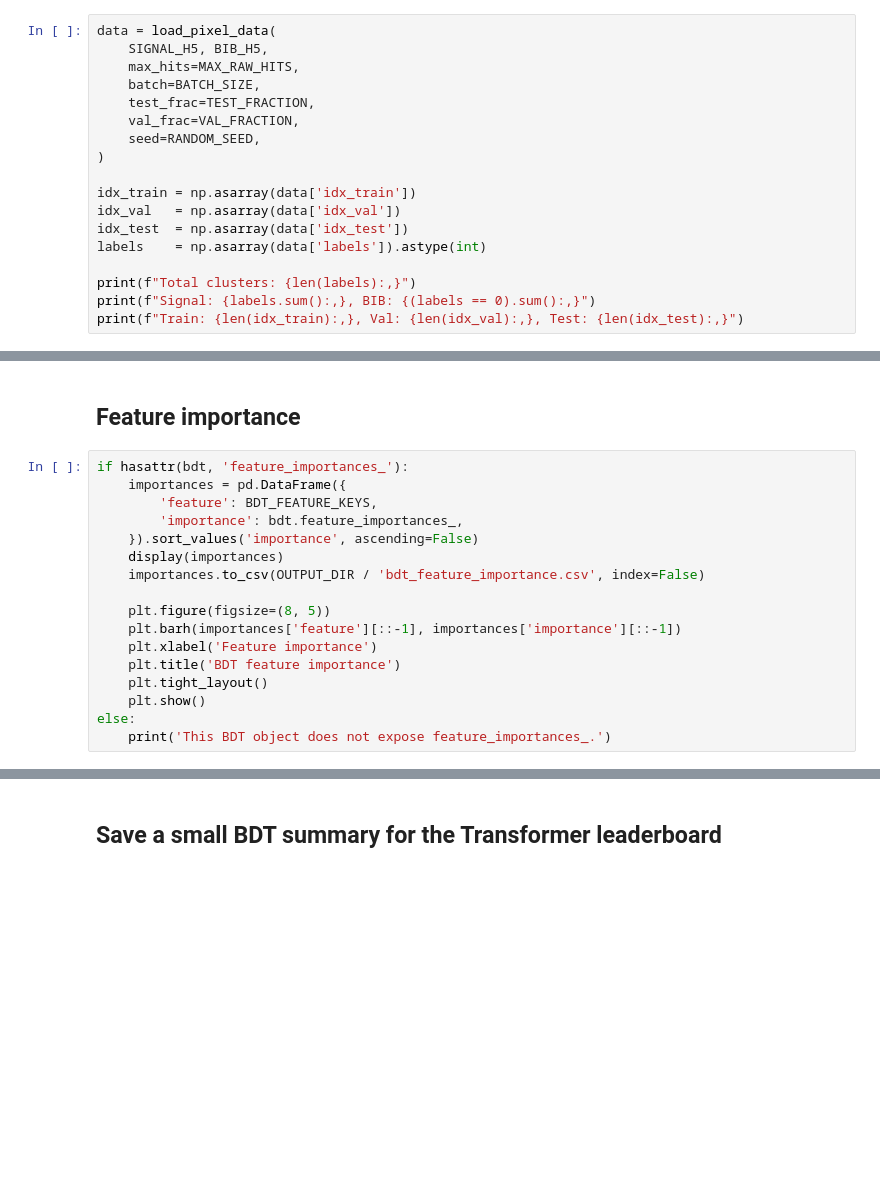
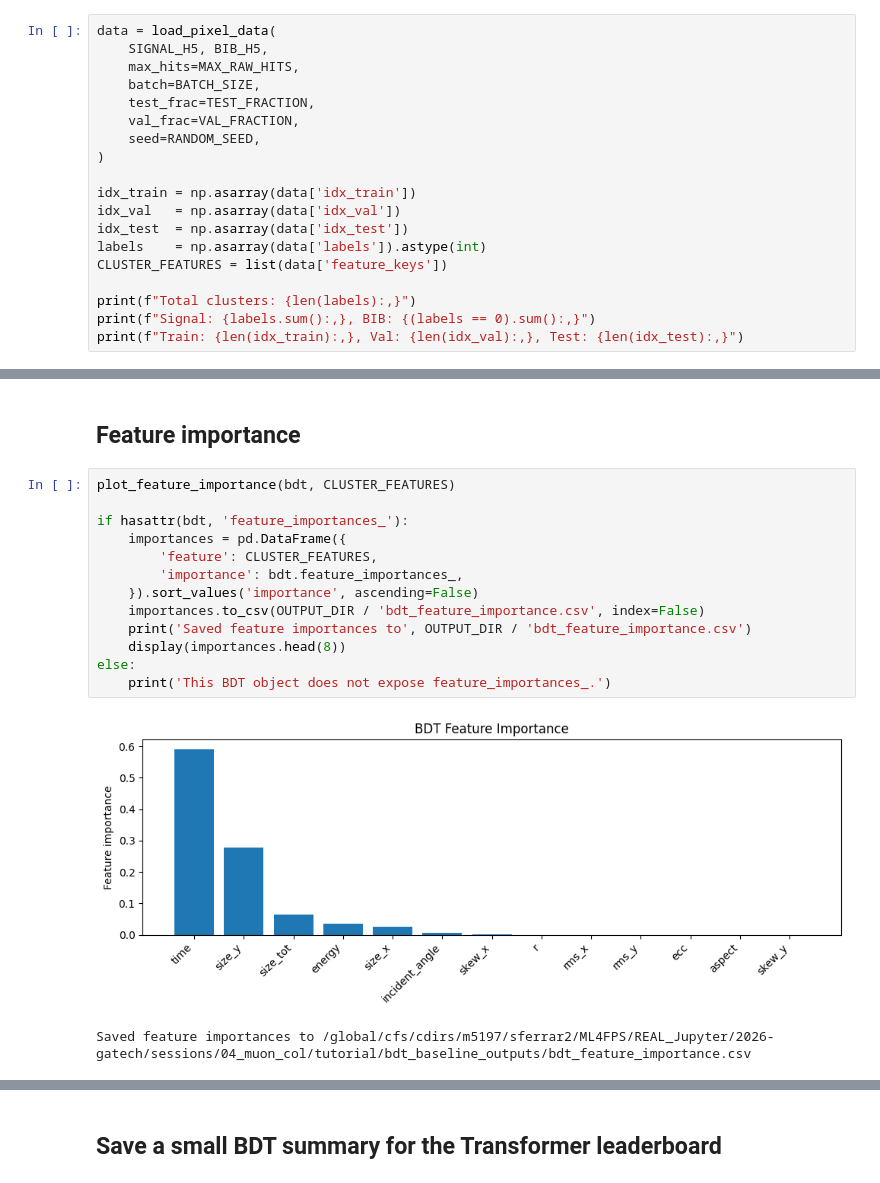
Before and after one commit to thorntoa-tamu/2026-gatech, a Jupyter notebook: sessions/04_muon_col/tutorial/01_bdt_baseline.ipynb, the cells around one changed output, grey strips where cells are left out. Saved outputs shown, nothing was run; the diff lists cells and outputs as text; blank space fills up the shorter version.

```diff
--- a/sessions/04_muon_col/tutorial/01_bdt_baseline.ipynb
+++ b/sessions/04_muon_col/tutorial/01_bdt_baseline.ipynb
@@ -69,6 +76,7 @@ idx_train = np.asarray(data['idx_train'])
 idx_val   = np.asarray(data['idx_val'])
 idx_test  = np.asarray(data['idx_test'])
 labels    = np.asarray(data['labels']).astype(int)
+CLUSTER_FEATURES = list(data['feature_keys'])
 
 print(f"Total clusters: {len(labels):,}")
 print(f"Signal: {labels.sum():,}, BIB: {(labels == 0).sum():,}")
@@ -168,19 +188,18 @@ plot_roc_comparison({'BDT': bdt_results})
 # %% [markdown]
 ## Feature importance
 # %%
+plot_feature_importance(bdt, CLUSTER_FEATURES)
+
 if hasattr(bdt, 'feature_importances_'):
     importances = pd.DataFrame({
-        'feature': BDT_FEATURE_KEYS,
+        'feature': CLUSTER_FEATURES,
         'importance': bdt.feature_importances_,
     }).sort_values('importance', ascending=False)
-    display(importances)
     importances.to_csv(OUTPUT_DIR / 'bdt_feature_importance.csv', index=False)
-
-    plt.figure(figsize=(8, 5))
-    plt.barh(importances['feature'][::-1], importances['importance'][::-1])
-    plt.xlabel('Feature importance')
-    plt.title('BDT feature importance')
-    plt.tight_layout()
-    plt.show()
+    print('Saved feature importances to', OUTPUT_DIR / 'bdt_feature_importance.csv')
+    display(importances.head(8))
 else:
     print('This BDT object does not expose feature_importances_.')
+# %% [output]
+[figure, added]
+Saved feature importances to /global/cfs/cdirs/m5197/sferrar2/ML4FPS/REAL_Jupyter/2026-gatech/sessions/04_muon_col/tutorial/bdt_baseline_outputs/bdt_feature_importance.csv
```
Also changed, not shown: parts of 12 cells of this notebook, 7 other files.
